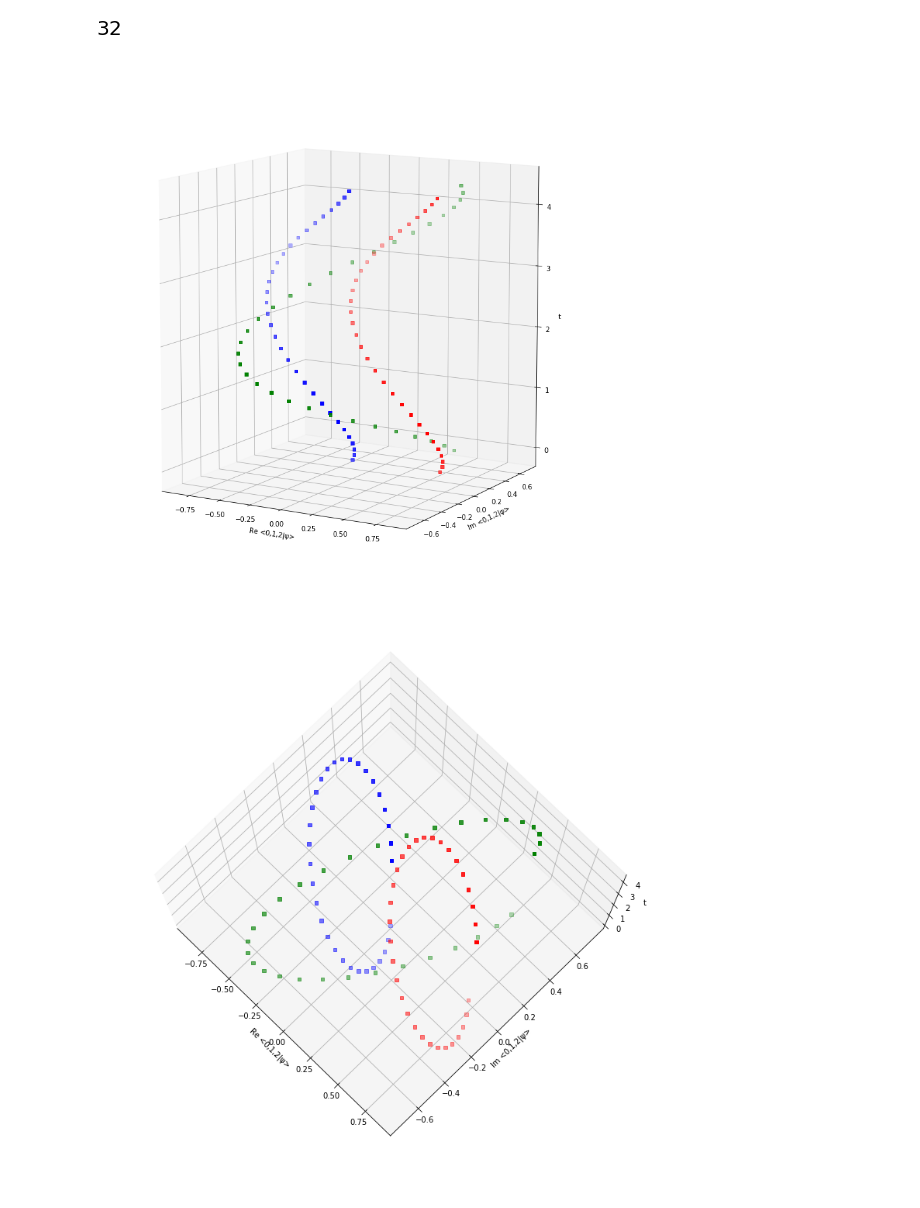
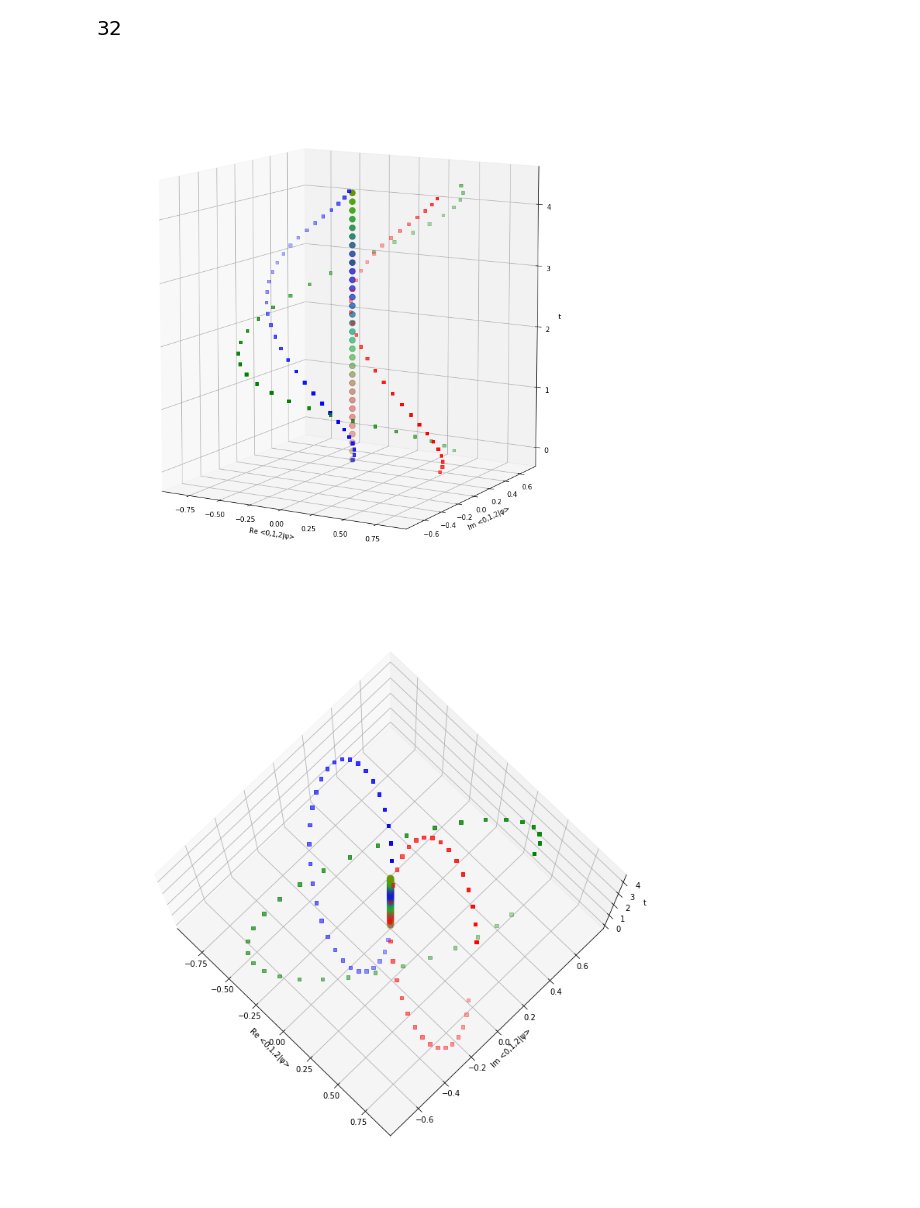
Before and after one commit to gderosa/timeq, a Jupyter notebook: comp/jupyter/detect-gentle3.ipynb, the cells around one changed output. Drawn from its saved outputs; the diff is of its cells as text; code cells hidden in the pictures.

```diff
--- a/comp/jupyter/detect-gentle3.ipynb
+++ b/comp/jupyter/detect-gentle3.ipynb
@@ -464,44 +464,47 @@ np.real(history.reshape((-1,3)).T[2]).size
 # 3D parametric plot
 
 times_discrete = np.diag(T)
+
+psi = history.reshape((-1,3)).T
 
 for (vertical_angle, horizontal_angle, height, width) in (10, -60, 15, 13), (80, -45, 13, 13):
     fig = plt.figure(figsize=(width, height))
 
 
     ax = fig.gca(projection='3d')
 
     ax.view_init(vertical_angle, horizontal_angle) # rotate 3d point of view
 
     ax.set_xlabel('Re <0,1,2|\u03C8>')
     ax.set_ylabel('Im <0,1,2|\u03C8>')
     ax.set_zlabel('t')
 
-    #ax.scatter(
-    #    np.zeros(NPLOTPOINTS, dtype=np.float),
-    #    np.zeros(NPLOTPOINTS, dtype=np.float),
-    #    times,#
-    #
-    #    #c = rgbs,
-    #    s = 10
-    #)
+    ax.scatter(
+        np.zeros(NT, dtype=np.float),
+        np.zeros(NT, dtype=np.float),
+        times_discrete,
+
+        c = (abs(psi.T)**2),
+        s = 75,
+        marker='o'
+    )
     _c = ['r', 'g', 'b']
     for i in 0, 1, 2:
-        _psi = history.reshape((-1,3)).T
         ax.scatter(
             np.real(
-                _psi[i]
+                psi[i]
             ),
             np.imag(
-                _psi[i]
+                psi[i]
             ),
             times_discrete,
 
             marker = 's',
             #depthshade=False,
             #s = abs(_psi[i]**2)*60,
+            s = 20,
             c = _c[i]
         )
 # %% [output]
-[figure, old version]
+[figure, new version]
-[figure, old version]
+[figure, new version]
```
Also changed, not shown: parts of 1 cell of this notebook.
